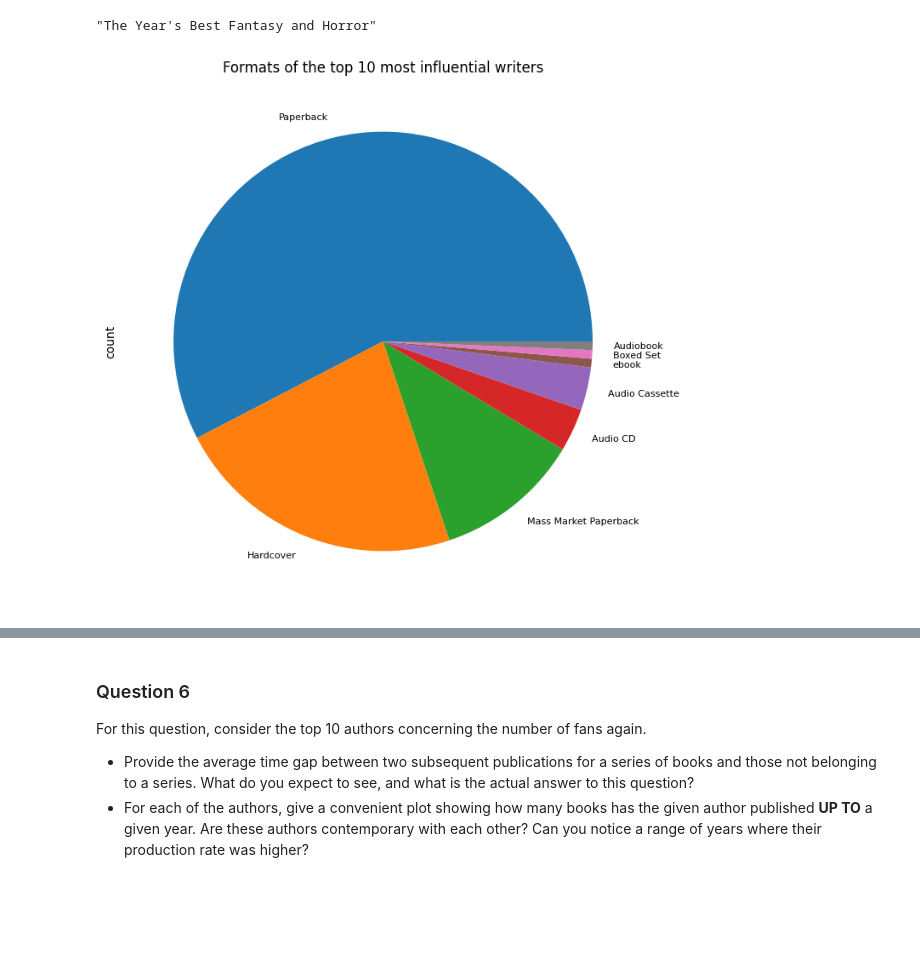
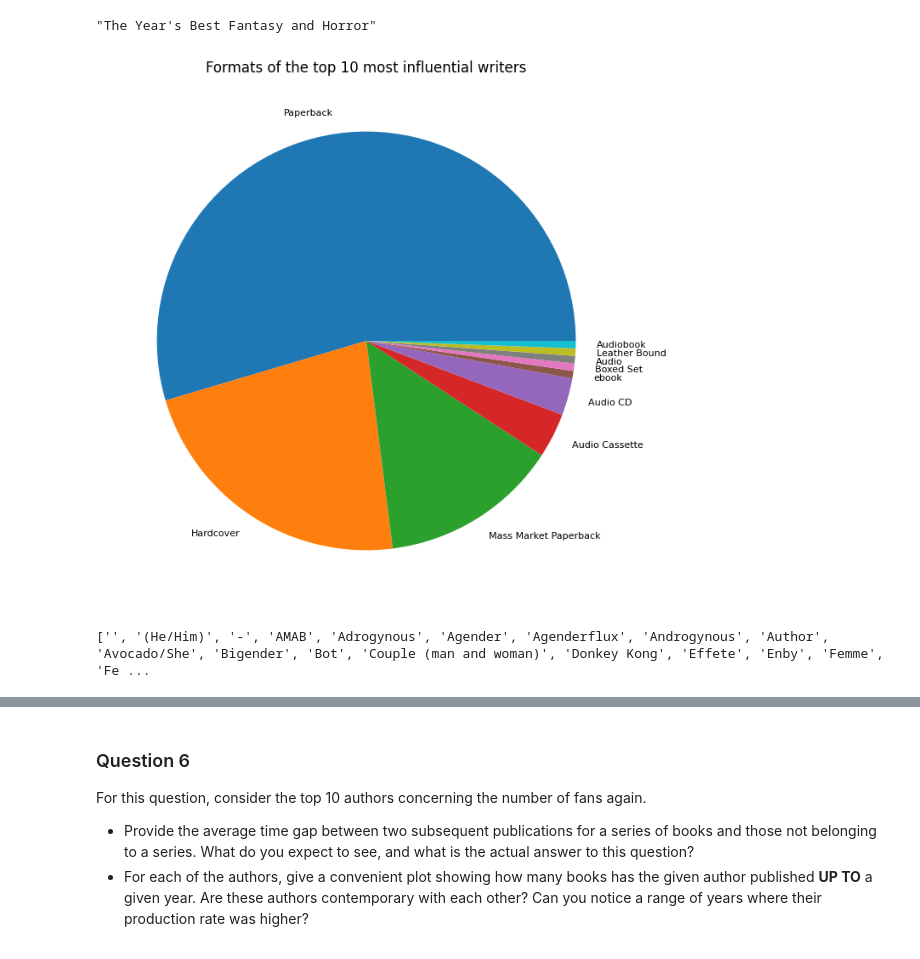
Before and after one commit to michele-42/HW2, a Jupyter notebook: main.ipynb, the cells around one changed output, grey strips where cells are left out. Cells and saved outputs as stored; diff of their text form; code cells hidden in the pictures; blank space fills up the shorter version.

```diff
--- a/main.ipynb
+++ b/main.ipynb
@@ -20,7 +20,8 @@ Exploratory Data Analysis (EDA):<br>
 """
 
 with open('data/lighter_authors.json') as lighter_authors:
-    json_data:dict = json.loads(lighter_authors.readline())
+    line = lighter_authors.readline()
+    json_data:dict = json.loads(line)
     for key, value in json_data.items():
         print(key, type(value))
 # %% [output]
@@ -63,3 +64,14 @@ series_name <class 'str'>
 series_position <class 'str'>
 shelves <class 'list'>
 description <class 'str'>
+# %%
+"""
+    LOAD AND PRINT AUTHORS DATAFRAME
+"""
+
+# This code loads only the fields needed for the exercises.
+# It takes more time to load the data but less RAM memory
+
+authors = pd.read_json('data/lighter_authors.json', lines=True)
+
+authors
@@ -622,17 +621,47 @@ max(auth_series, key=len)
 # %% [output]
 "The Year's Best Fantasy and Horror"
 # %%
+"""
+    3. How many of these authors have been published in different formats?
+        Provide a meaningful chart on the distribution of the formats and comment on it.
+"""
 
-# function takes in input a list of book_id
+# function takes in input a list of book_ids
 # and return a list of the formats of that books
 def fromBookIdsToFormats(books, book_ids):
     return books.loc[books.id.isin(map(int, book_ids))].format
 
-# return the list of all formats of the books of the 10 most influential authors
+# Get the top 10 most influentials authors (regarding fans count)
+top_auth = authors.sort_values(['fans_count'], ascending=False).head(10)
+
+# Return the list of all formats of the books of the top 10 autors
 auth_formats = top_auth.book_ids.map(lambda book_ids: fromBookIdsToFormats(books, book_ids)).explode()
 
-# plot the format distribution dataframe
-auth_formats[auth_formats != ""].value_counts().plot(kind='pie', fontsize=8, figsize=(8,8), title='Formats of the top 10 most influential writers')
+# Plot the format distribution dataframe (ignoring the non specified formats)
+auth_formats[auth_formats != ""].value_counts().plot(
+    title='Formats of the top 10 most influential writers',
+    kind='pie',
+    y = 'format', ylabel="",
+    fontsize=8,
+    figsize=(8,8)
+)
 plt.show()
 # %% [output]
-[figure, old version]
+[figure, new version]
+# %%
+"""
+    4. Provide information about the general response from readers (number of fans, average rating, number of reviews, etc.),
+        divide the authors by gender, and comment about anything eventually related to “structural bias.”
+        You may want to have a look at the following recommended readings:
+
+            - https://bhm.scholasticahq.com/article/38021
+            - https://priyanka-ddit.medium.com/how-to-deal-with-imbalanced-dataset-86de86c49
+            - https://compass.onlinelibrary.wiley.com/doi/10.1111/soc4.12962
+
+"""
+
+# find gender groups
+
+print(list(authors.groupby('gender').size().keys()))
+# %% [output]
+['', '(He/Him)', '-', 'AMAB', 'Adrogynous', 'Agender', 'Agenderflux', 'Androgynous', 'Author', 'Avocado/She', 'Bigender', 'Bot', 'Couple (man and woman)', 'Donkey Kong', 'Effete', 'Enby', 'Femme', 'Fe ...
```
Also changed, not shown: parts of 30 cells of this notebook, 1 other file.
